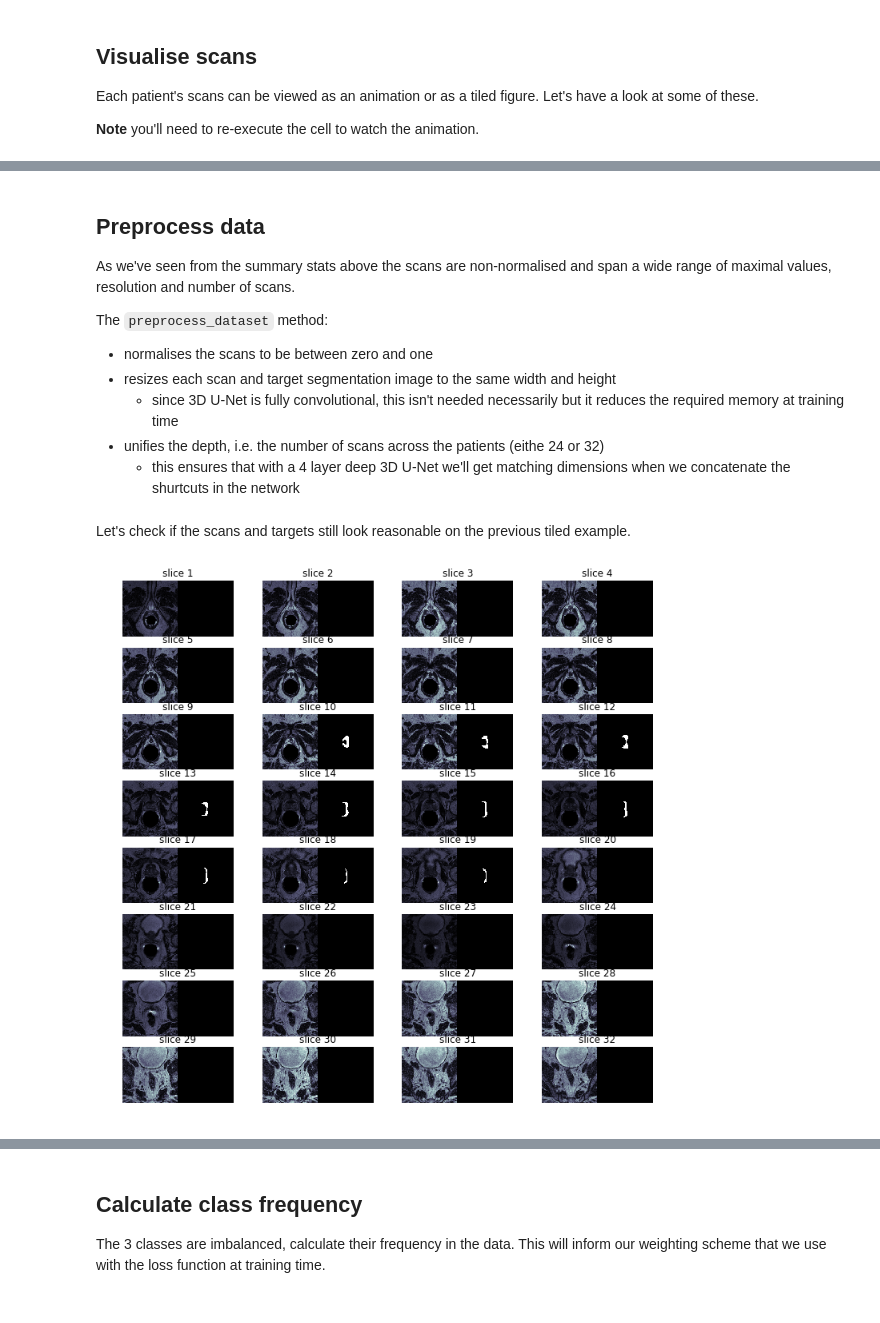
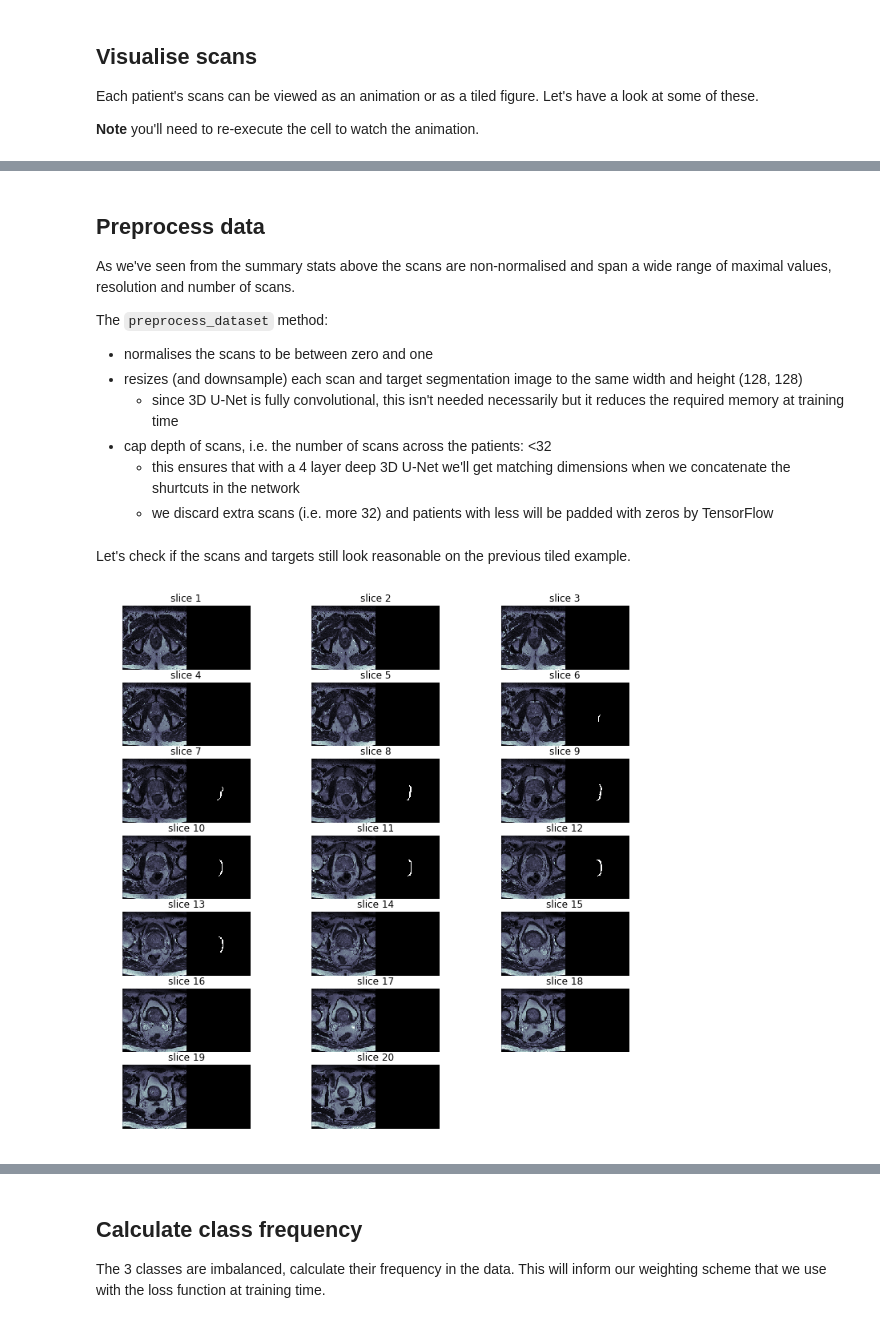
Before and after one commit to danielhomola/3D_UNet, a Jupyter notebook: notebooks/data_exploration.ipynb, the cells around one changed output, grey strips where cells are left out. Cells and saved outputs as stored; diff of their text form; code cells hidden in the pictures.

Commit message:
adding readme, getting rid off complicated depth matching

```diff
--- a/notebooks/data_exploration.ipynb
+++ b/notebooks/data_exploration.ipynb
@@ -225,8 +226,9 @@ As we've seen from the summary stats above the scans are non-normalised and span
 
 The `preprocess_dataset` method:
   - normalises the scans to be between zero and one
-  - resizes each scan and target segmentation image to the same width and height
+  - resizes (and downsample) each scan and target segmentation image to the same width and height (128, 128)
     - since 3D U-Net is fully convolutional, this isn't needed necessarily but it reduces the required memory at training time
-  - unifies the depth, i.e. the number of scans across the patients (eithe 24 or 32)
+  - cap depth of scans, i.e. the number of scans across the patients: <32
     - this ensures that with a 4 layer deep 3D U-Net we'll get matching dimensions when we concatenate the shurtcuts in the network
+    - we discard extra scans (i.e. more 32) and patients with less will be padded with zeros by TensorFlow
 # %%
@@ -237,8 +239,8 @@ Let's check if the scans and targets still look reasonable on the previous tiled
 # %%
 # note the target is now a one-hot tensor, so we only show the 2nd class
 patient_id = train_dataset.patient_ids[2]
-train_dataset.patients[patient_id].show_scans()
+train_dataset.patients[patient_id].patient_tile_scans()
 # %% [output]
-[figure, old version]
+[figure, new version]
 # %% [markdown]
 Finally, let's check that the preprocessing worked for all images. Specifically we should find that:
```
Also changed, not shown: parts of 8 cells of this notebook, 32 other files.
